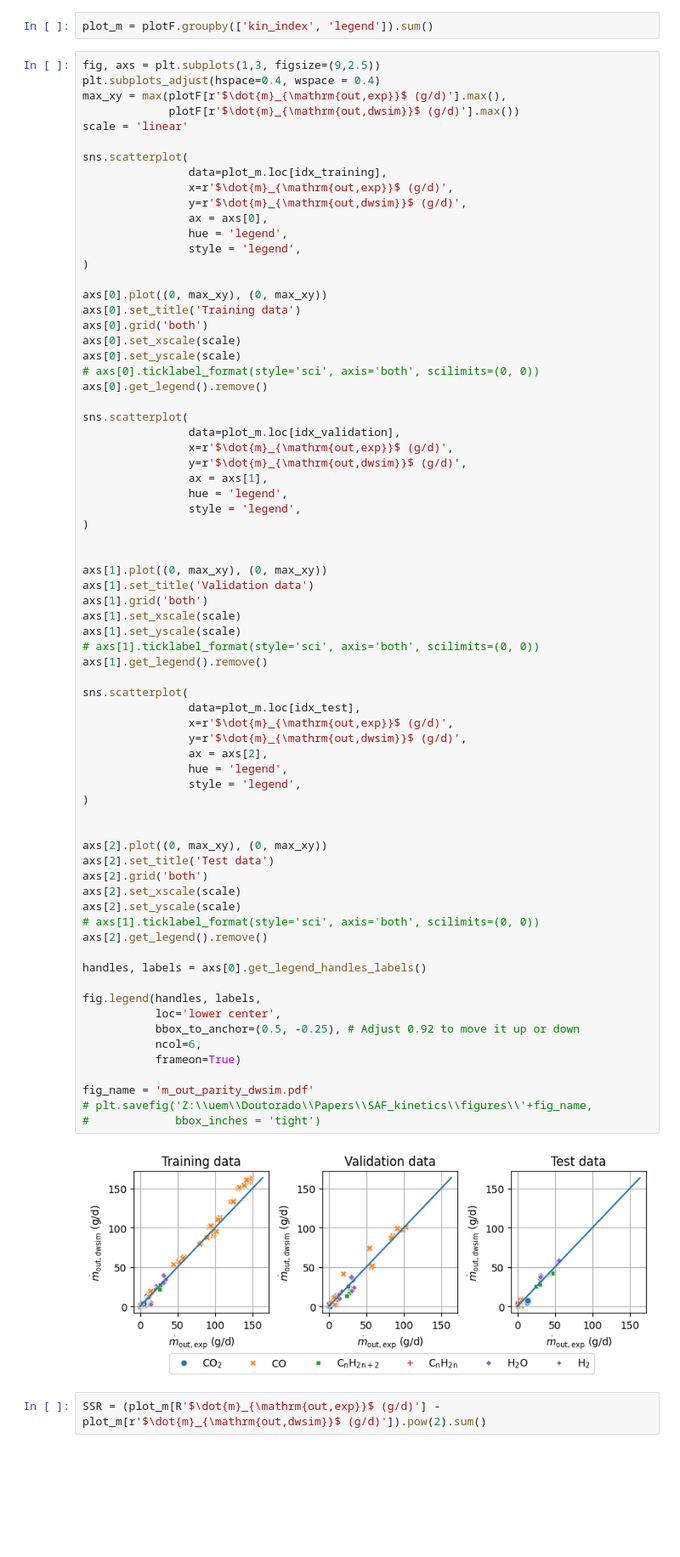
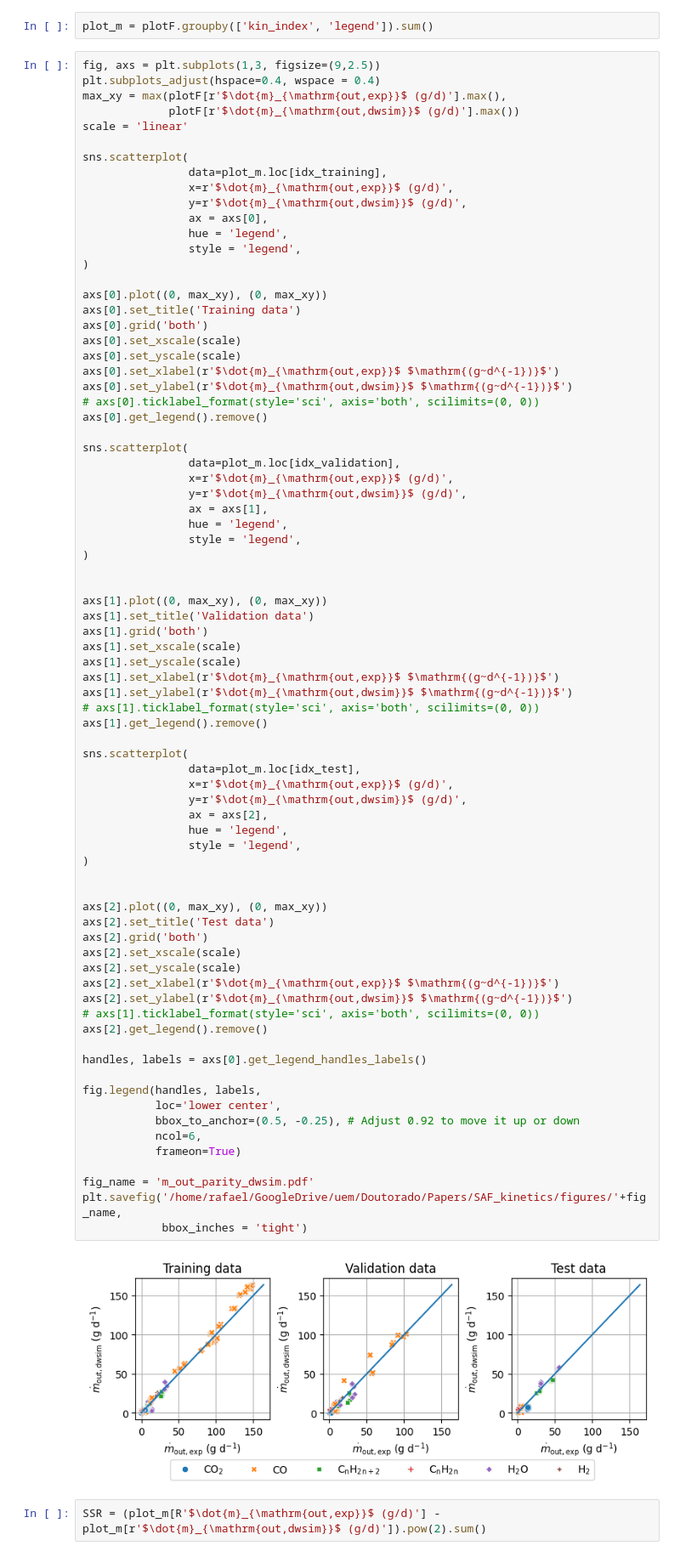
Before and after one commit to rafaelbeloduarte/SAF_kinetics_paper_code_with_WGS, a Jupyter notebook: dwsim_parity.ipynb, the cells around one changed output. Shown at 85% size. Drawn from its saved outputs; the diff is of its cells as text; blank space fills up the shorter version.

```diff
--- a/dwsim_parity.ipynb
+++ b/dwsim_parity.ipynb
@@ -481,6 +481,8 @@ axs[0].set_title('Training data')
 axs[0].grid('both')
 axs[0].set_xscale(scale)
 axs[0].set_yscale(scale)
+axs[0].set_xlabel(r'$\dot{m}_{\mathrm{out,exp}}$ $\mathrm{(g~d^{-1})}$')
+axs[0].set_ylabel(r'$\dot{m}_{\mathrm{out,dwsim}}$ $\mathrm{(g~d^{-1})}$')
 # axs[0].ticklabel_format(style='sci', axis='both', scilimits=(0, 0))
 axs[0].get_legend().remove()
 
@@ -499,40 +501,44 @@ axs[1].set_title('Validation data')
 axs[1].grid('both')
 axs[1].set_xscale(scale)
 axs[1].set_yscale(scale)
+axs[1].set_xlabel(r'$\dot{m}_{\mathrm{out,exp}}$ $\mathrm{(g~d^{-1})}$')
+axs[1].set_ylabel(r'$\dot{m}_{\mathrm{out,dwsim}}$ $\mathrm{(g~d^{-1})}$')
 # axs[1].ticklabel_format(style='sci', axis='both', scilimits=(0, 0))
 axs[1].get_legend().remove()
 
 sns.scatterplot(
                 data=plot_m.loc[idx_test],
                 x=r'$\dot{m}_{\mathrm{out,exp}}$ (g/d)',
                 y=r'$\dot{m}_{\mathrm{out,dwsim}}$ (g/d)',
                 ax = axs[2],
                 hue = 'legend',
                 style = 'legend',
 )
 
 
 axs[2].plot((0, max_xy), (0, max_xy))
 axs[2].set_title('Test data')
 axs[2].grid('both')
 axs[2].set_xscale(scale)
 axs[2].set_yscale(scale)
+axs[2].set_xlabel(r'$\dot{m}_{\mathrm{out,exp}}$ $\mathrm{(g~d^{-1})}$')
+axs[2].set_ylabel(r'$\dot{m}_{\mathrm{out,dwsim}}$ $\mathrm{(g~d^{-1})}$')
 # axs[1].ticklabel_format(style='sci', axis='both', scilimits=(0, 0))
 axs[2].get_legend().remove()
 
 handles, labels = axs[0].get_legend_handles_labels()
 
 fig.legend(handles, labels,
            loc='lower center',
            bbox_to_anchor=(0.5, -0.25), # Adjust 0.92 to move it up or down
            ncol=6,
            frameon=True)
 
 fig_name = 'm_out_parity_dwsim.pdf'
-# plt.savefig('Z:\\uem\\Doutorado\\Papers\\SAF_kinetics\\figures\\'+fig_name,
-#             bbox_inches = 'tight')
+plt.savefig('/home/rafael/GoogleDrive/uem/Doutorado/Papers/SAF_kinetics/figures/'+fig_name,
+            bbox_inches = 'tight')
 # %% [output]
-[figure, old version]
+[figure, new version]
 # %%
 SSR = (plot_m[R'$\dot{m}_{\mathrm{out,exp}}$ (g/d)'] - plot_m[r'$\dot{m}_{\mathrm{out,dwsim}}$ (g/d)']).pow(2).sum()
 # %%
```
Also changed, not shown: parts of 5 cells of this notebook, 8 other files.
